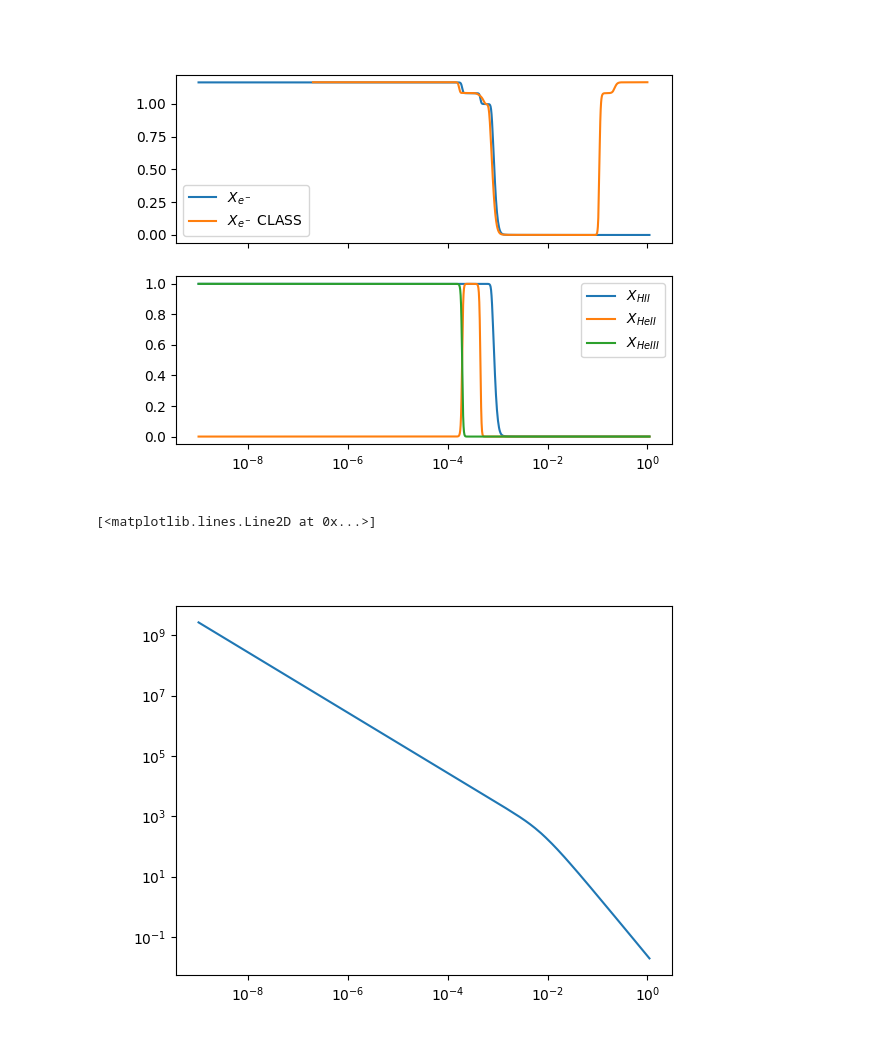
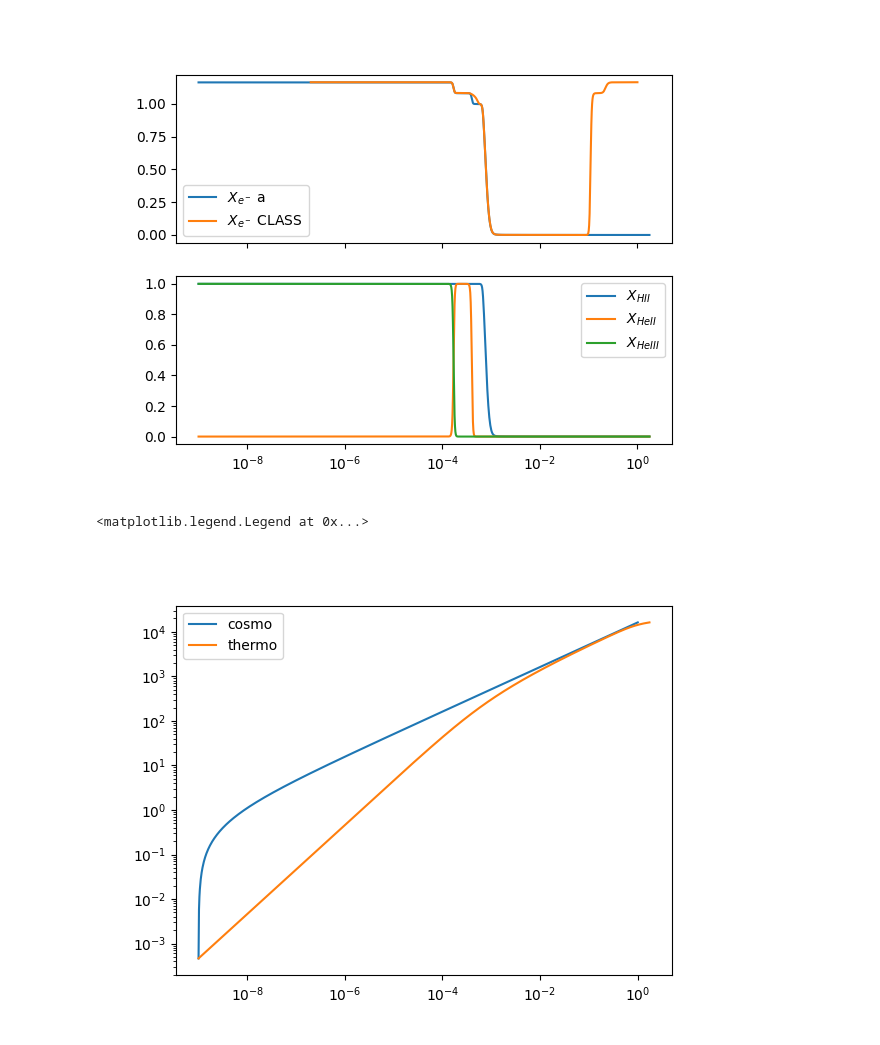
Before and after one commit to ohahn/DISCO-EB, a Jupyter notebook: pylinger_demo.ipynb, the cells around one changed output. Cells and saved outputs as stored; diff of their text form; code cells hidden in the pictures.

```diff
--- a/pylinger_demo.ipynb
+++ b/pylinger_demo.ipynb
@@ -64,11 +60,11 @@ def get_class_power( fieldname, zout ):
 ## pyLinGer setup
 jax.config.update('jax_platform_name', 'cpu')
 cp = cosmo(Omegam=Omegam, Omegab=Omegab, OmegaL=OmegaL, H0=100*h, Tcmb=Tcmb, YHe=YHe, Neff=Neff, Nmnu=num_massive_neutrinos, mnu=mnu )
-th = pthermo.thermal_history(taumin=cp.tau[1],taumax=cp.tau[-1],cp=cp,N=1000)
-pt = pt_synchronous(cp=cp,th=th)
 
-kmodes = np.geomspace(1e-3,1e1,100)
-y,t = pt.compute(kmodes = kmodes, aexp_out=np.geomspace(1e-4,1e-2,2))
+pt = pt_synchronous(cp=cp)
+
+kmodes = np.geomspace(1e-2,1e0,25)
+# y,t = pt.compute(kmodes = kmodes, aexp_out=np.geomspace(1e-4,1e-2,2))
 # %% [output]
 Metal device set to: AMD Radeon Pro 5500M
 
@@ -119,21 +114,25 @@ ax[1].set_xlim((1e-4,10))
 # %%
 fg, ax = plt.subplots(2,sharex=True)
-ax[0].semilogx( cp.get_a(th.tau), th.xe, label='$X_{e^-}$' )
+# ax[0].semilogx( cp.get_a(th.tau), th.xe, label='$X_{e^-}$' )
+ax[0].semilogx( th.aexp, th.xe, label='$X_{e^-}$ a' )
 ax[0].semilogx( 1/(1+thermo['z']), thermo['x_e'], label='$X_{e^-}$ CLASS' )
-ax[1].semilogx( cp.get_a(th.tau), th.xHII, label='$X_{HII}$' )
-ax[1].semilogx( cp.get_a(th.tau), th.xHeII, label='$X_{HeII}$' )
-ax[1].semilogx( cp.get_a(th.tau), th.xHeIII, label='$X_{HeIII}$' )
+ax[1].semilogx( th.aexp, th.xHII, label='$X_{HII}$' )
+ax[1].semilogx( th.aexp, th.xHeII, label='$X_{HeII}$' )
+ax[1].semilogx( th.aexp, th.xHeIII, label='$X_{HeIII}$' )
 for a in ax: a.legend()
 # %% [output]
-[figure, old version]
+[figure, new version]
 # %%
 fig, ax = plt.subplots()
 # ax.loglog( cp.get_a(th.tau), th.cs2, label='$X_{e^-}$' )
 # ax.loglog( cp.get_a(th.tau), th.tb, label='$T_b$' )
-ax.loglog( cp.get_a(th.tau), th.tb, label='$T_b$' )
+# ax.loglog( cp.get_a(th.tau), th.tb, label='$T_b$' )
+ax.loglog( cp.a, cp.tau,label='cosmo' )
+ax.loglog( th.aexp, th.tau , label='thermo' )
+ax.legend()
 # %% [output]
-[<matplotlib.lines.Line2D at 0x...>]
+<matplotlib.legend.Legend at 0x...>
-[figure, old version]
+[figure, new version]
 # %%
 import jax.numpy as jnp
 import math
```
Also changed, not shown: parts of 7 cells of this notebook, 3 other files.
